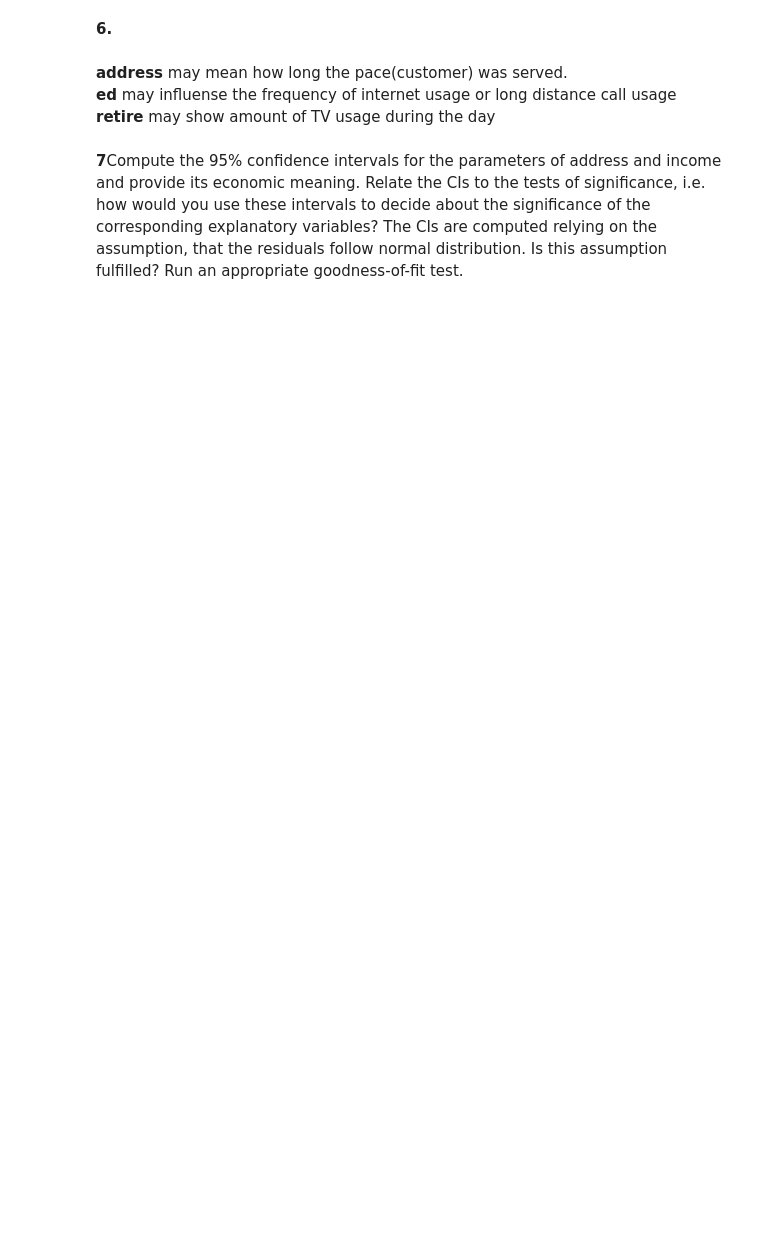
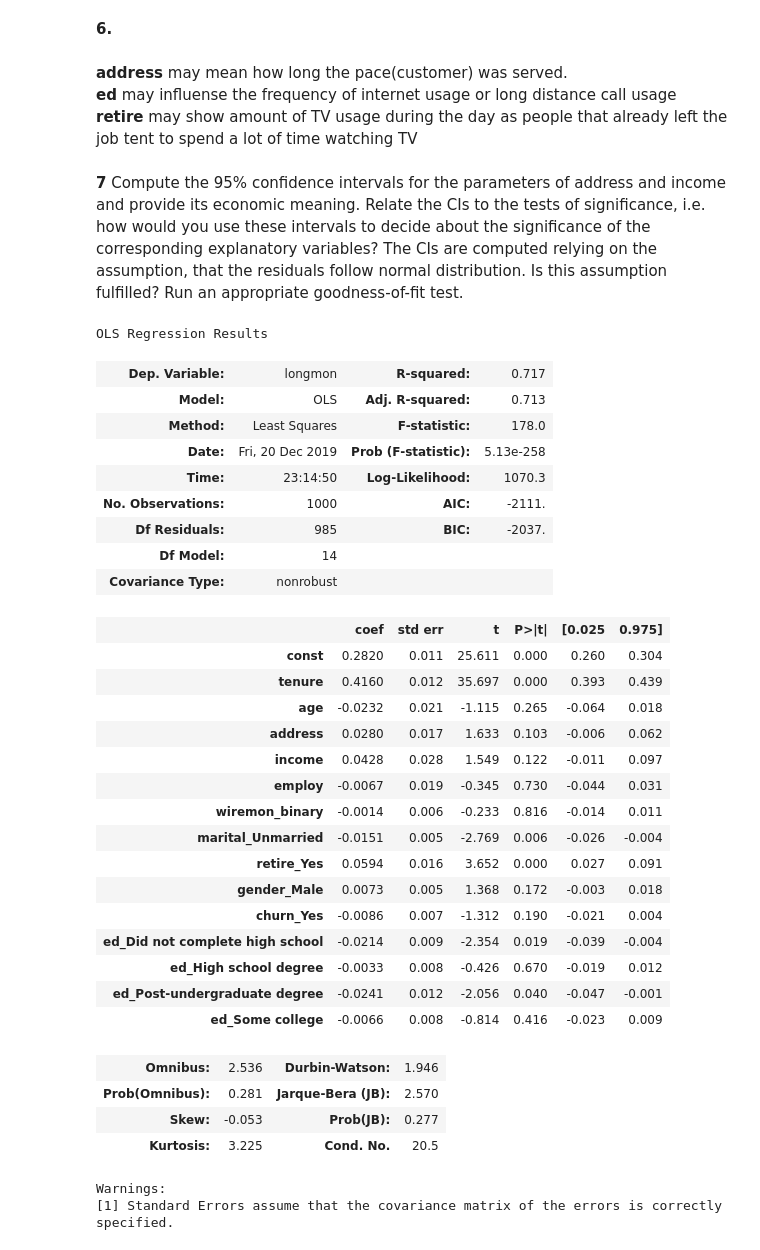
Before and after one commit to St-Jester/stats2, a Jupyter notebook: Assignment2.ipynb, the cells around one changed output. Drawn from its saved outputs; the diff is of its cells as text; code cells hidden in the pictures; blank space fills up the shorter version.

```diff
--- a/Assignment2.ipynb
+++ b/Assignment2.ipynb
@@ -424,5 +435,5 @@ p is small m almost zero, so we reject H0, so dummy vars have impact
 # %% [markdown]
 **address** may mean how long the pace(customer) was served.  <br>
 **ed** may influense the frequency of internet usage or long distance call usage <br>
-**retire** may show amount of TV usage during the day
+**retire** may show amount of TV usage during the day as people that already left the job tent to spend a lot of time watching TV
 # %% [markdown]
@@ -432,4 +444,40 @@ would you use these intervals to decide about the significance of the correspond
 explanatory variables? The CIs are computed relying on the assumption, that the
 residuals follow normal distribution. Is this assumption fulfilled? Run an appropriate
 goodness-of-fit test.
+# %%
+#view summary again
+reg_statsmodel_single.summary()
+# %% [output]
+OLS Regression Results
+| Dep. Variable: | longmon | R-squared: | 0.717 |
+| Model: | OLS | Adj. R-squared: | 0.713 |
+| Method: | Least Squares | F-statistic: | 178.0 |
+| Date: | Fri, 20 Dec 2019 | Prob (F-statistic): | 5.13e-258 |
+| Time: | 23:14:50 | Log-Likelihood: | 1070.3 |
+| No. Observations: | 1000 | AIC: | -2111. |
+| Df Residuals: | 985 | BIC: | -2037. |
+| Df Model: | 14 |  |  |
+| Covariance Type: | nonrobust |  |  |
+|  | coef | std err | t | P>|t| | [0.025 | 0.975] |
+| const | 0.2820 | 0.011 | 25.611 | 0.000 | 0.260 | 0.304 |
+| tenure | 0.4160 | 0.012 | 35.697 | 0.000 | 0.393 | 0.439 |
+| age | -0.0232 | 0.021 | -1.115 | 0.265 | -0.064 | 0.018 |
+| address | 0.0280 | 0.017 | 1.633 | 0.103 | -0.006 | 0.062 |
+| income | 0.0428 | 0.028 | 1.549 | 0.122 | -0.011 | 0.097 |
+| employ | -0.0067 | 0.019 | -0.345 | 0.730 | -0.044 | 0.031 |
+| wiremon_binary | -0.0014 | 0.006 | -0.233 | 0.816 | -0.014 | 0.011 |
+| marital_Unmarried | -0.0151 | 0.005 | -2.769 | 0.006 | -0.026 | -0.004 |
+| retire_Yes | 0.0594 | 0.016 | 3.652 | 0.000 | 0.027 | 0.091 |
+| gender_Male | 0.0073 | 0.005 | 1.368 | 0.172 | -0.003 | 0.018 |
+| churn_Yes | -0.0086 | 0.007 | -1.312 | 0.190 | -0.021 | 0.004 |
+| ed_Did not complete high school | -0.0214 | 0.009 | -2.354 | 0.019 | -0.039 | -0.004 |
+| ed_High school degree | -0.0033 | 0.008 | -0.426 | 0.670 | -0.019 | 0.012 |
+| ed_Post-undergraduate degree | -0.0241 | 0.012 | -2.056 | 0.040 | -0.047 | -0.001 |
+| ed_Some college | -0.0066 | 0.008 | -0.814 | 0.416 | -0.023 | 0.009 |
+| Omnibus: | 2.536 | Durbin-Watson: | 1.946 |
+| Prob(Omnibus): | 0.281 | Jarque-Bera (JB): | 2.570 |
+| Skew: | -0.053 | Prob(JB): | 0.277 |
+| Kurtosis: | 3.225 | Cond. No. | 20.5 |
+Warnings:
+[1] Standard Errors assume that the covariance matrix of the errors is correctly specified.
 # %% [markdown]
```
Also changed, not shown: parts of 8 cells of this notebook.
